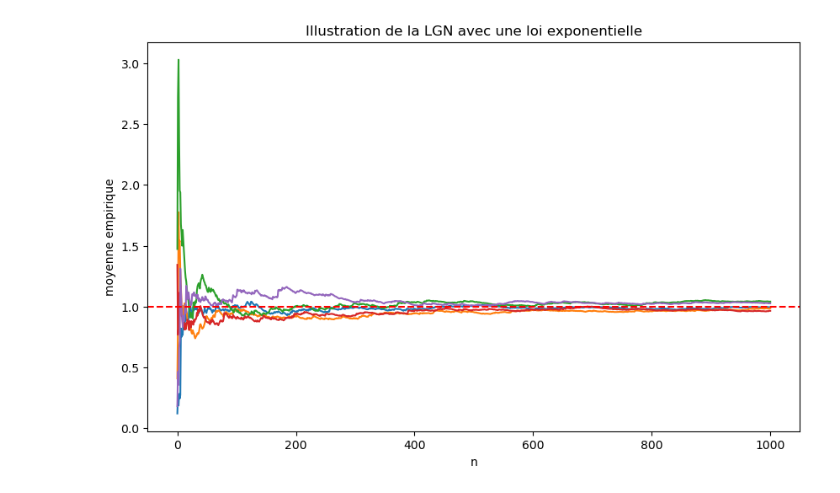
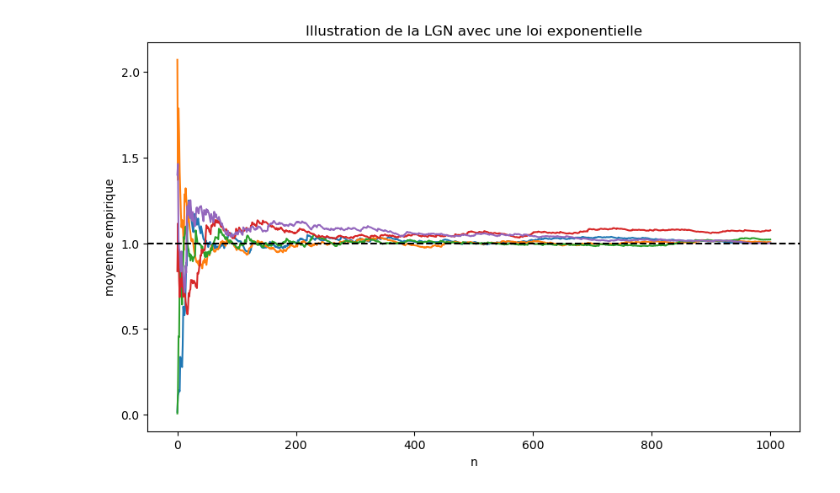
Before and after one commit to agassama28/TER, a Jupyter notebook: code/code.ipynb, the cells around one changed output. Cells and saved outputs as stored; diff of their text form; code cells hidden in the pictures.

```diff
--- a/code/code.ipynb
+++ b/code/code.ipynb
@@ -25,6 +65,6 @@ plt.show()
 # %%
-a = 1
-b = 2
+a = 0
+b = 1
 
 plt.figure(figsize=(10, 6))
 
@@ -32,10 +72,10 @@ for i in range(nb_trajectoires) :
     X = np.random.uniform(a, b, 1000)
     moyenne_empirique = np.cumsum(X) / np.arange(1, n + 1)
     plt.plot(x, moyenne_empirique)
-plt.axhline(y=(a + b) / 2, color='red', linestyle='--', label="Moyenne théorique")
+plt.axhline(y=(a + b) / 2, color='black', linestyle='--', label="Moyenne théorique")
 plt.title("Illustration de la LGN avec une loi uniforme")
 plt.xlabel("n")
 plt.ylabel("moyenne empirique")
-#plt.savefig("../figures/figure_lgn_2.png", dpi=300)
+plt.savefig("../rapport/figures/figure_lgn_1.png", dpi=300)
 plt.show()
 # %% [output]
@@ -42,0 +83,13 @@ plt.show()
+# %%
+plt.figure(figsize=(10, 6))
+
+for i in range (nb_trajectoires) :
+    X = np.random.normal(loc=m, scale=sigma, size=n)
+    moyenne_empirique = np.cumsum(X) / np.arange(1, n + 1)
+    plt.plot(x, moyenne_empirique)
+plt.axhline(y=0, color='black', linestyle='--', label="Moyenne théorique")
+plt.title("Illustration de la LGN avec une loi centrée réduite")
+plt.xlabel("n")
+plt.ylabel("moyenne empirique")
+plt.savefig("../rapport/figures/figure_lgn_2.png", dpi=300)
+plt.show()
@@ -43,18 +98,18 @@ plt.show()
 # %%
 lambda_ = 1
 
 plt.figure(figsize=(10, 6))
 
 for i in range (nb_trajectoires) :
     X = np.random.exponential(scale= 1 / lambda_, size=n)
     moyenne_empirique = np.cumsum(X) / np.arange(1, n + 1)
     x = np.linspace(0,1000,1000)
     plt.plot(x, moyenne_empirique)
-plt.axhline(y= lambda_, color='red', linestyle='--', label="Moyenne théorique")
+plt.axhline(y= lambda_, color='black', linestyle='--', label="Moyenne théorique")
 plt.title("Illustration de la LGN avec une loi exponentielle")
 plt.xlabel("n")
 plt.ylabel("moyenne empirique")
-#plt.savefig("../figures/figure_lgn_3.png", dpi=300)
+plt.savefig("../rapport/figures/figure_lgn_3.png", dpi=300)
 plt.show()
 # %% [output]
-[figure, old version]
+[figure, new version]
```
Also changed, not shown: parts of 10 cells of this notebook, 12 other files.
